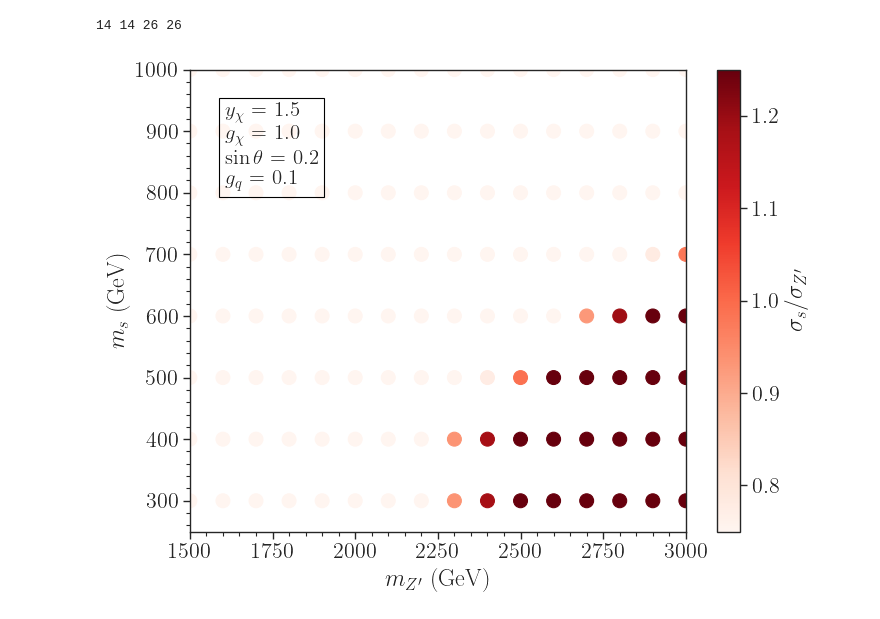
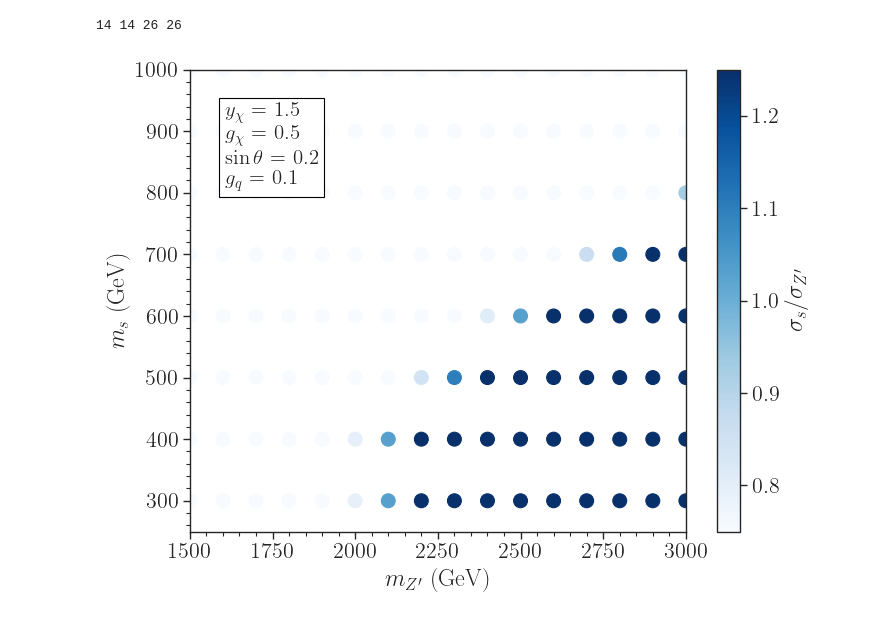
Before and after one commit to SModelS/smodelsv3-paper, a Jupyter notebook: notebooks/Map-ratio-xsec.ipynb, the cells around one changed output. Saved outputs shown, nothing was run; the diff lists cells and outputs as text; code cells hidden in the pictures.

```diff
--- a/notebooks/Map-ratio-xsec.ipynb
+++ b/notebooks/Map-ratio-xsec.ipynb
@@ -88,7 +88,7 @@ filter1 = {
            '$y_{\\chi}$': 1.5
           }
 filter2 = {
-           '$g_{\\chi}$': 1.0
+           '$g_{\\chi}$': 0.5
           }
 filter3 = {
            '$\\sin\\theta$': 0.2
@@ -138,23 +138,23 @@ xsecs['$\sigma_{S} / \sigma_{Zp}$'] = vals
 # %%
 # Plot results
 plt.figure(figsize=(8,6))
 plt.scatter(x=xsecs['$m_{Zp}$'], y=xsecs['$m_{s}$'], vmin=0.75, vmax=1.25,
-            cmap=plt.cm.get_cmap('Reds'), c=xsecs['$\\sigma_{S} / \\sigma_{Zp} (cut)$'], s=100)
+            cmap=plt.cm.get_cmap('Blues'), c=xsecs['$\\sigma_{S} / \\sigma_{Zp} (cut)$'], s=100)
 
 cbar=plt.colorbar(label=r'$\sigma_{s} / \sigma_{Z^{\prime}}$')
 
 plt.xlabel(r'$m_{Z^{\prime}}$ (GeV)')
 plt.ylabel(r'$m_{s}$ (GeV)')
 
 plt.xlim(1500.0, 3000.0)
 plt.ylim(250.0, 1000.0)
 
-plt.text(0.07,0.75,textstr,fontsize=15,bbox=dict(facecolor='none', edgecolor='black'),
+plt.text(0.07,0.75,textstr,fontsize=15,bbox=dict(facecolor='white', edgecolor='black'),
          transform = plt.gca().transAxes)
 plt.minorticks_on()
 plt.show()
 # %% [output]
-[figure, old version]
+[figure, new version]
 # %%
 # Plot results
 plt.figure(figsize=(8,6))
```
Also changed, not shown: parts of 2 cells of this notebook, 3 other files.
